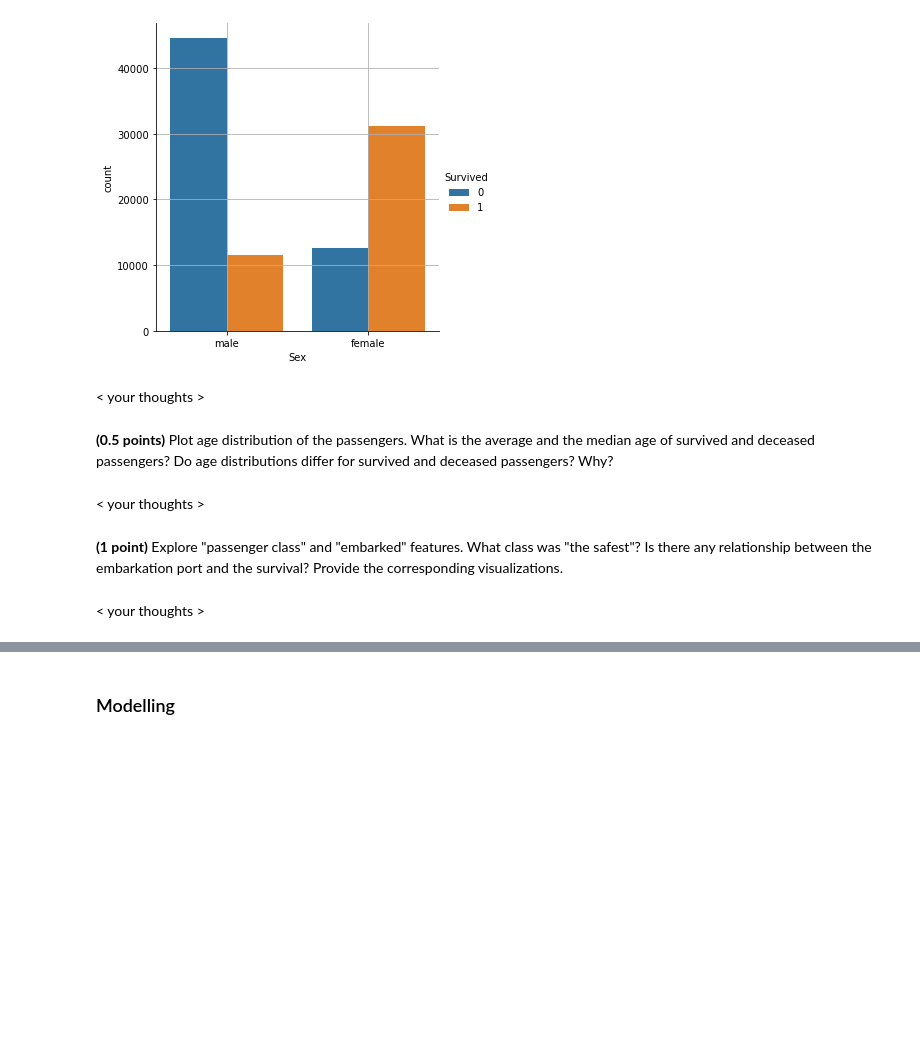
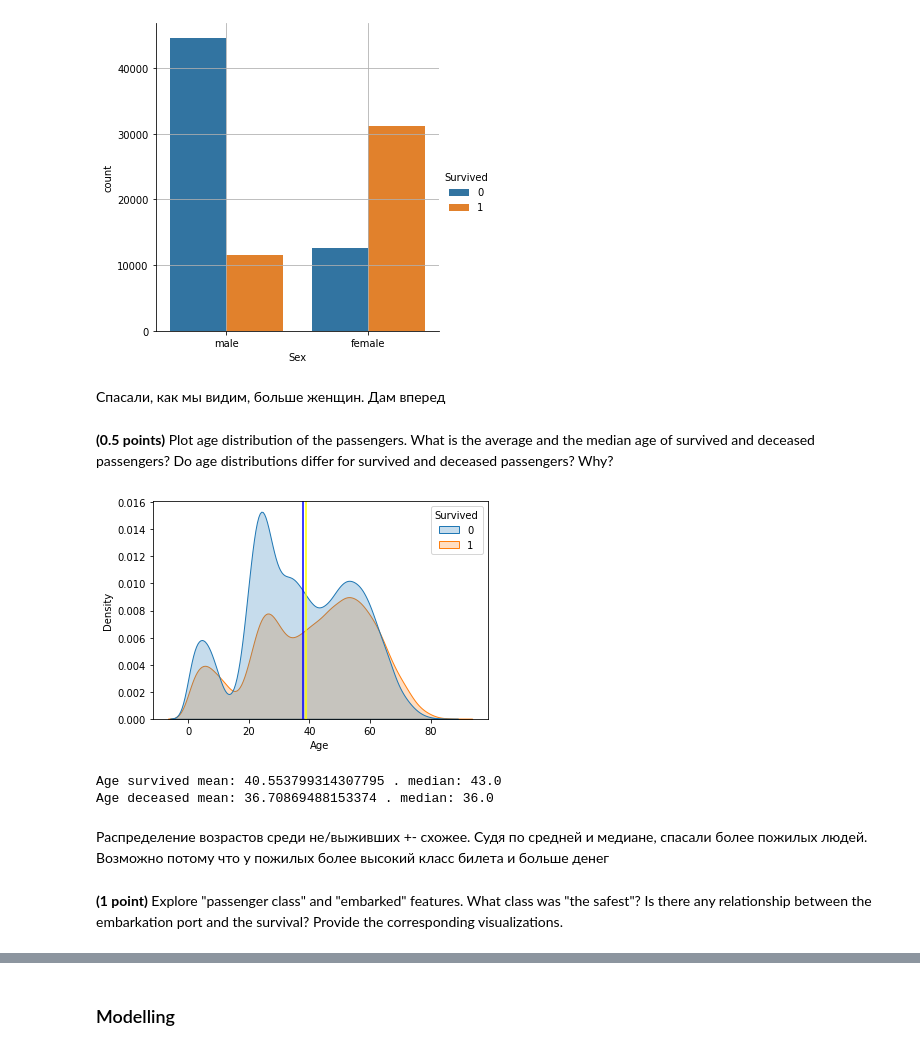
Before and after one commit to DimaValetsky/ml-intro, a Jupyter notebook: 5_classification_linear_knn/hw_classification.ipynb, the cells around one changed output, grey strips where cells are left out. Drawn from its saved outputs; the diff is of its cells as text; code cells hidden in the pictures; blank space fills up the shorter version.

```diff
--- a/5_classification_linear_knn/hw_classification.ipynb
+++ b/5_classification_linear_knn/hw_classification.ipynb
@@ -444,7 +444,7 @@ sns.catplot(x='Sex', data=data, hue='Survived', kind='count')
 plt.grid()
 # %% [output]
 [figure]
-# %% [markdown]
-< your thoughts >
+# %% [markdown]
+Спасали, как мы видим, больше женщин. Дам вперед
 # %% [markdown]
 **(0.5 points)** Plot age distribution of the passengers. What is the average and the median age of survived and deceased passengers? Do age distributions differ for survived and deceased passengers? Why?
@@ -453,4 +451,24 @@ plt.grid()
-# %% [markdown]
-< your thoughts >
+# %%
+gr = sns.kdeplot(data=data, x='Age', hue='Survived', shade=True)
+mean = round(data['Age'].mean())
+median = data['Age'].median()
+plt.axvline(mean, c='Blue')
+plt.axvline(median, c='Yellow')
+plt.show()
+age_survived = data['Age'].loc[data['Survived'] == 1]
+age_survived_mean = age_survived.mean()
+age_survived_median = age_survived.median()
+age_deceased = data['Age'].loc[data['Survived'] == 0]
+age_deceased_mean = age_deceased.mean()
+age_deceased_median = age_deceased.median()
+print(f'Age survived mean: {age_survived_mean} . median: {age_survived_median}')
+print(f'Age deceased mean: {age_deceased_mean} . median: {age_deceased_median}')
+# %% [output]
+[figure, added]
+Age survived mean: 40.553799314307795 . median: 43.0
+Age deceased mean: 36.70869488153374 . median: 36.0
+# %% [markdown]
+Распределение возрастов среди не/выживших +- схожее. Судя по средней и медиане, спасали более пожилых людей.
+Возможно потому что у пожилых более высокий класс билета и больше денег
 # %% [markdown]
 **(1 point)** Explore "passenger class" and "embarked" features. What class was "the safest"? Is there any relationship between the embarkation port and the survival? Provide the corresponding visualizations.
@@ -459,2 +474,0 @@ plt.grid()
-# %% [markdown]
-< your thoughts >
```
Also changed, not shown: parts of 5 cells of this notebook.
